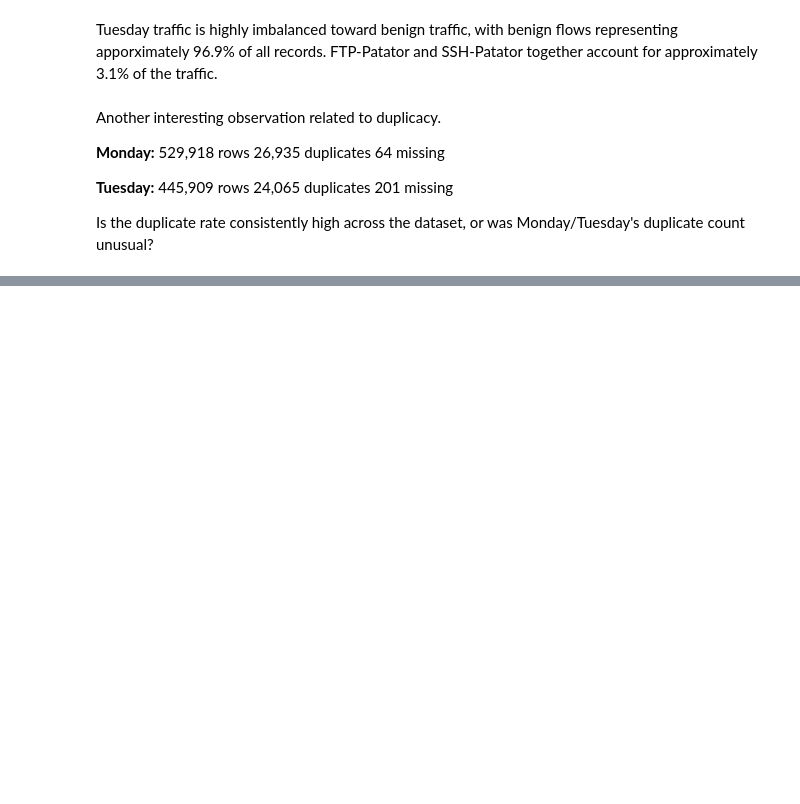
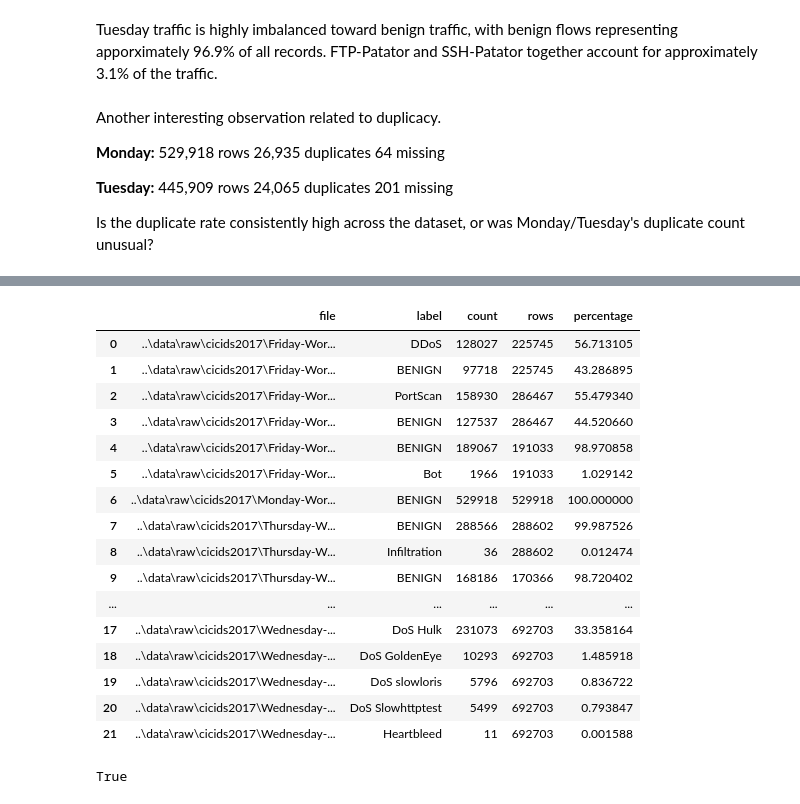
Before and after one commit to AdityaDotEnv/CIC-Dataset-Analysis, a Jupyter notebook: notebooks/01_dataset_overview.ipynb, the cells around one changed output, grey strips where cells are left out. Drawn from its saved outputs; the diff is of its cells as text; code cells hidden in the pictures; blank space fills up the shorter version.

```diff
--- a/notebooks/01_dataset_overview.ipynb
+++ b/notebooks/01_dataset_overview.ipynb
@@ -346,5 +346,11 @@ Another interesting observation related to duplicacy.
 201 missing
 
 Is the duplicate rate consistently high across the dataset, or was Monday/Tuesday's duplicate count unusual?
+# %%
+monday_df = pd.read_csv("../data/raw/cicids2017/Monday-WorkingHours.pcap_ISCX.csv")
+monday_df.columns = monday_df.columns.str.strip()
+
+tuesday_df = pd.read_csv("../data/raw/cicids2017/Tuesday-WorkingHours.pcap_ISCX.csv")
+tuesday_df.columns = tuesday_df.columns.str.strip()
 # %%
 # Monday's duplicacy
@@ -361,11 +367,10 @@ Missing value rate: 0.0002%
 # %%
 # Tuesday's duplicacy
+duplicate_rate = tuesday_df.duplicated().mean() * 100
 
-duplicate_rate = df.duplicated().mean() * 100
+print(f"Tuesday duplicate rate: {duplicate_rate:.2f}%")
 
-print(f"Duplicate rate: {duplicate_rate:.2f}%")
+missing_rate = tuesday_df.isnull().sum().sum() / tuesday_df.size * 100
 
-missing_rate = df.isnull().sum().sum() / df.size * 100
-
-print(f"Missing value rate: {missing_rate:.4f}%")
+print(f"Tuesday missing value rate: {missing_rate:.4f}%")
 # %% [output]
@@ -373,0 +508,13 @@ Missing value rate: 0.0006%
+# %%
+label_results = []
+
+for _, row in summary_df.iterrows():
+    for label, count in row["label_counts"].items():
+        label_results.append({
+            "file" : row["file"],
+            "label" : label,
+            "count" : count
+        })
+
+label_summary_df = pd.DataFrame(label_results)
+label_summary_df
@@ -373,0 +539,8 @@ Missing value rate: 0.0006%
+# %%
+label_summary_df = label_summary_df.merge(
+    summary_df[["file", "rows"]],
+    on="file",
+    how="left"
+)
+
+label_summary_df
@@ -373,0 +565,34 @@ Missing value rate: 0.0006%
+# %%
+label_summary_df["percentage"] = (
+    label_summary_df["count"]
+    / label_summary_df["rows"]
+    * 100
+)
+
+label_summary_df
+# %% [output]
+|  | file | label | count | rows | percentage |
+| 0 | ..\data\raw\cicids2017\Friday-Wor... | DDoS | 128027 | 225745 | 56.713105 |
+| 1 | ..\data\raw\cicids2017\Friday-Wor... | BENIGN | 97718 | 225745 | 43.286895 |
+| 2 | ..\data\raw\cicids2017\Friday-Wor... | PortScan | 158930 | 286467 | 55.479340 |
+| 3 | ..\data\raw\cicids2017\Friday-Wor... | BENIGN | 127537 | 286467 | 44.520660 |
+| 4 | ..\data\raw\cicids2017\Friday-Wor... | BENIGN | 189067 | 191033 | 98.970858 |
+| 5 | ..\data\raw\cicids2017\Friday-Wor... | Bot | 1966 | 191033 | 1.029142 |
+| 6 | ..\data\raw\cicids2017\Monday-Wor... | BENIGN | 529918 | 529918 | 100.000000 |
+| 7 | ..\data\raw\cicids2017\Thursday-W... | BENIGN | 288566 | 288602 | 99.987526 |
+| 8 | ..\data\raw\cicids2017\Thursday-W... | Infiltration | 36 | 288602 | 0.012474 |
+| 9 | ..\data\raw\cicids2017\Thursday-W... | BENIGN | 168186 | 170366 | 98.720402 |
+| ... | ... | ... | ... | ... | ... |
+| 17 | ..\data\raw\cicids2017\Wednesday-... | DoS Hulk | 231073 | 692703 | 33.358164 |
+| 18 | ..\data\raw\cicids2017\Wednesday-... | DoS GoldenEye | 10293 | 692703 | 1.485918 |
+| 19 | ..\data\raw\cicids2017\Wednesday-... | DoS slowloris | 5796 | 692703 | 0.836722 |
+| 20 | ..\data\raw\cicids2017\Wednesday-... | DoS Slowhttptest | 5499 | 692703 | 0.793847 |
+| 21 | ..\data\raw\cicids2017\Wednesday-... | Heartbleed | 11 | 692703 | 0.001588 |
+# %%
+label_totals = label_summary_df.groupby("file")["count"].sum()
+
+row_totals = summary_df.set_index("file")["rows"]
+
+print(label_totals.equals(row_totals))
+# %% [output]
+True
```
Also changed, not shown: parts of 16 cells of this notebook, 1 other file.
